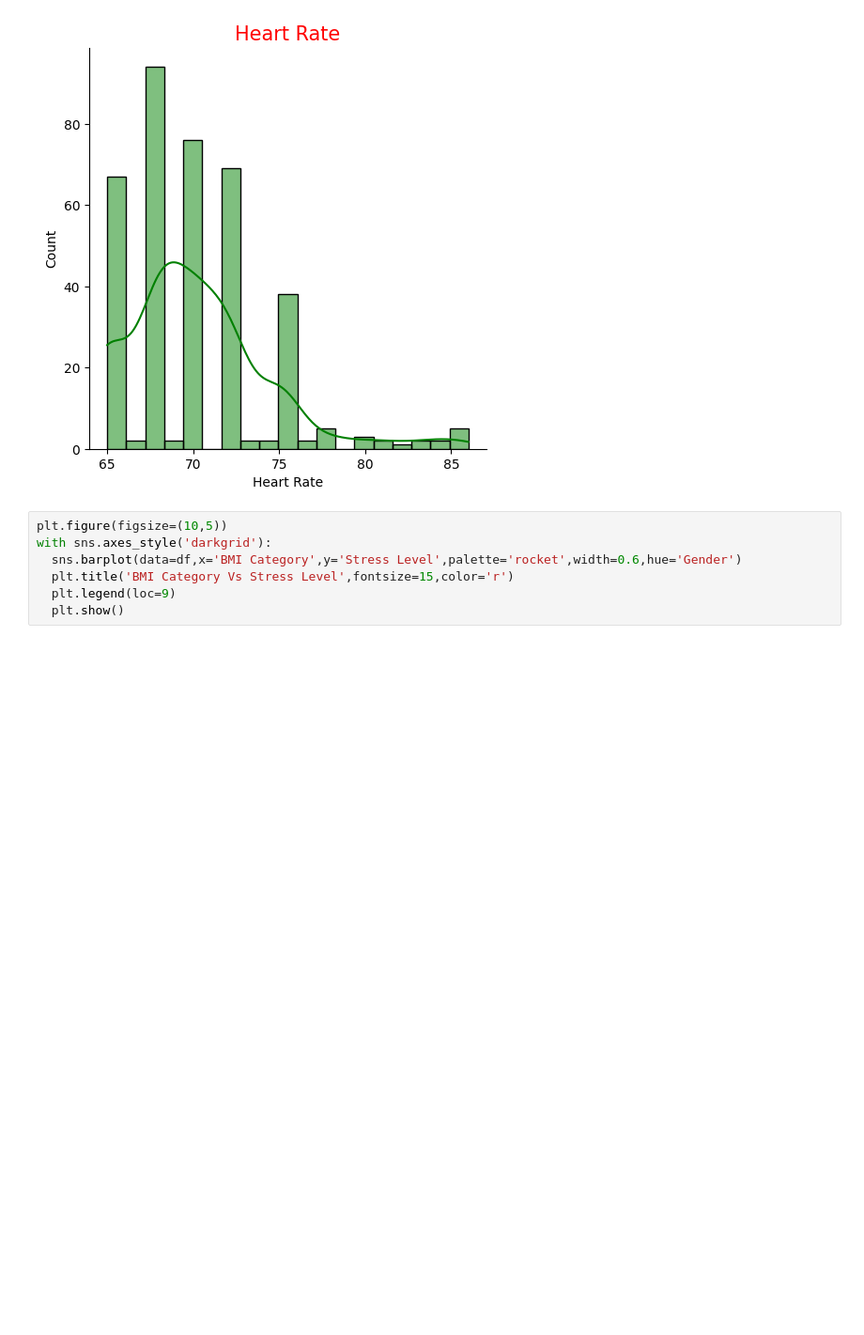
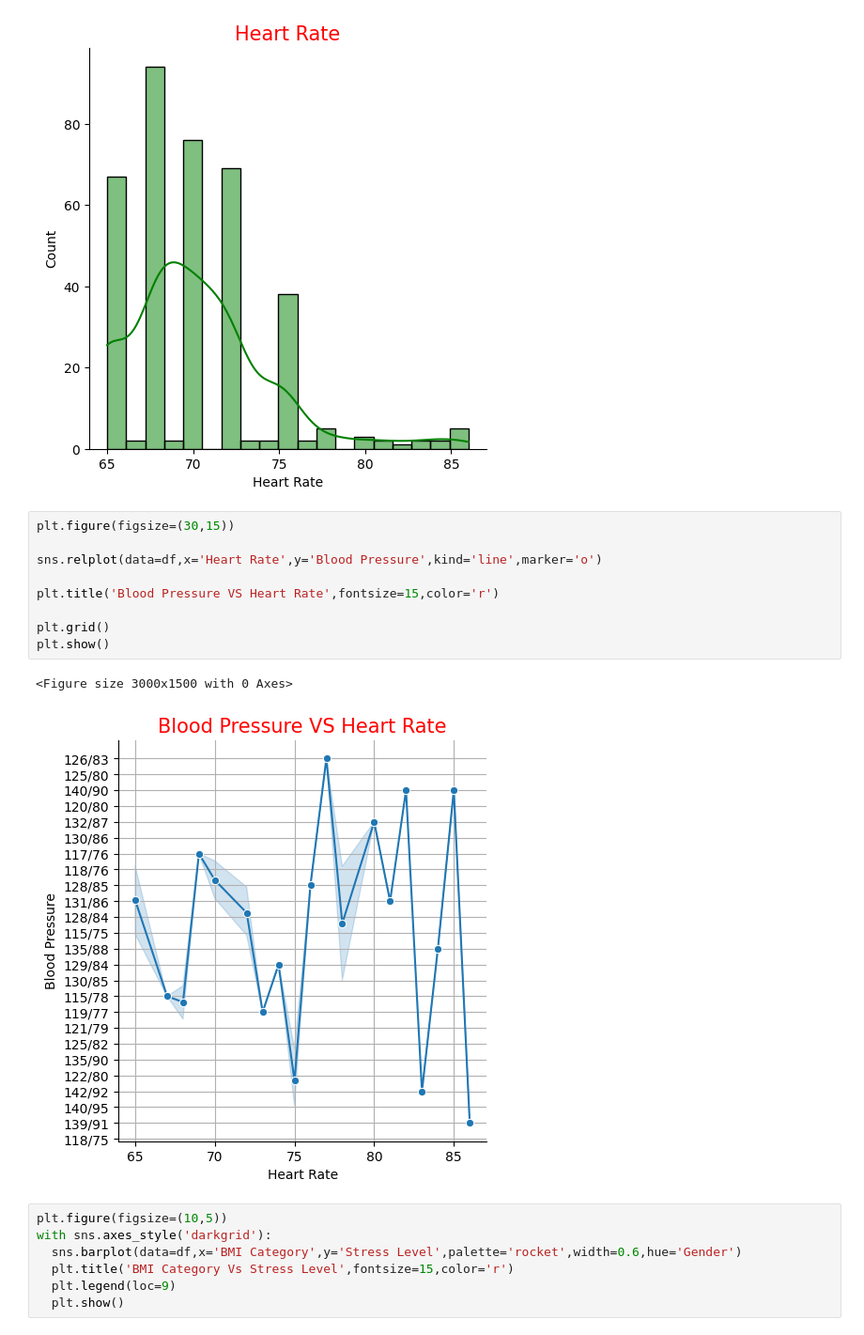
Before and after one commit to Muhammad-Musharraf/Data-Analysis-Project-Using-Python, a Jupyter notebook: Project_of_Sleep_health_and_lifestyle.ipynb, the cells around one changed output. Shown at 94% size. Cells and saved outputs as stored; diff of their text form; blank space fills up the shorter version.

```diff
--- a/Project_of_Sleep_health_and_lifestyle.ipynb
+++ b/Project_of_Sleep_health_and_lifestyle.ipynb
@@ -397,6 +390,18 @@ plt.title('Heart Rate',fontsize=15,color='r')
 plt.show()
 # %% [output]
 [figure]
+# %%
+plt.figure(figsize=(30,15))
+
+sns.relplot(data=df,x='Heart Rate',y='Blood Pressure',kind='line',marker='o')
+
+plt.title('Blood Pressure VS Heart Rate',fontsize=15,color='r')
+
+plt.grid()
+plt.show()
+# %% [output]
+<Figure size 3000x1500 with 0 Axes>
+[figure, added]
 # %%
 plt.figure(figsize=(10,5))
 with sns.axes_style('darkgrid'):
```
Also changed, not shown: parts of 6 cells of this notebook.
